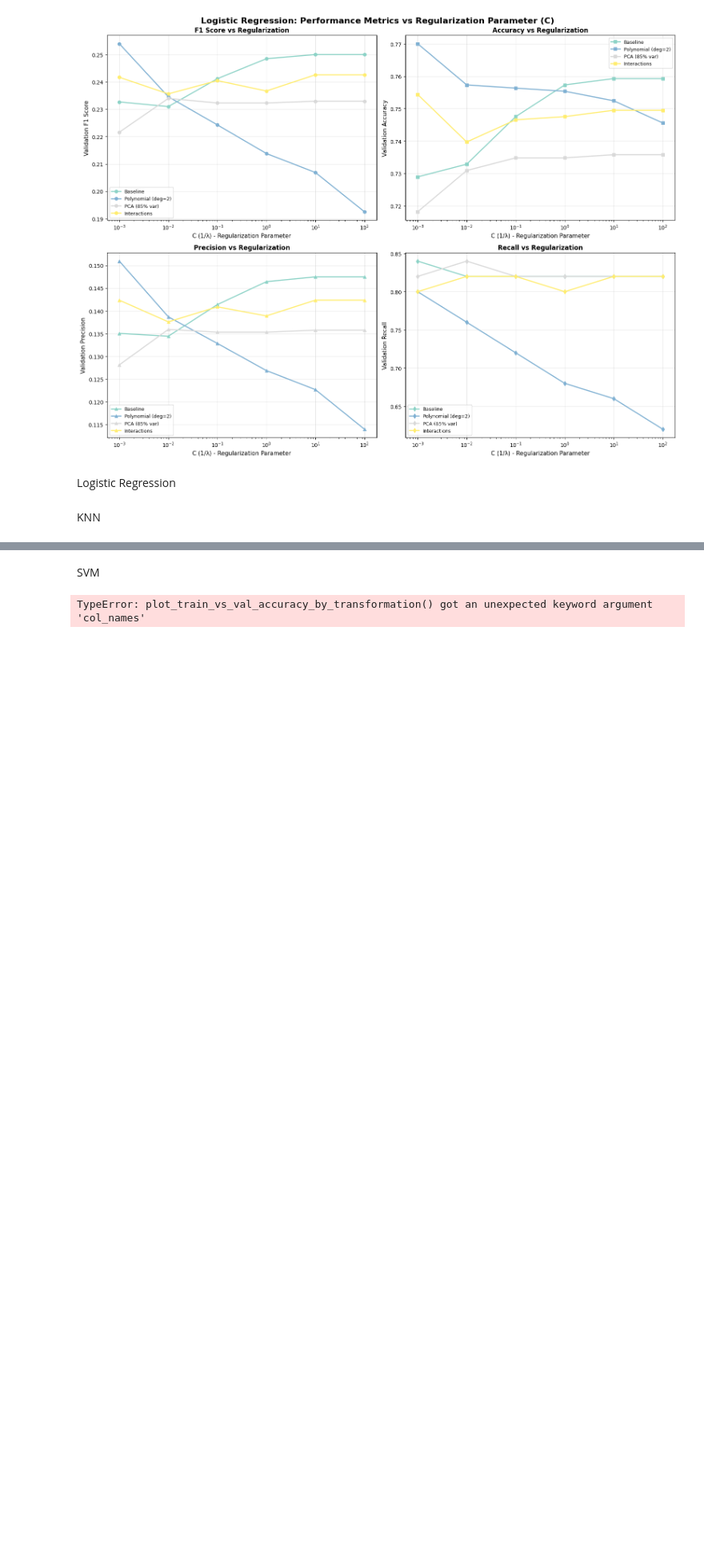
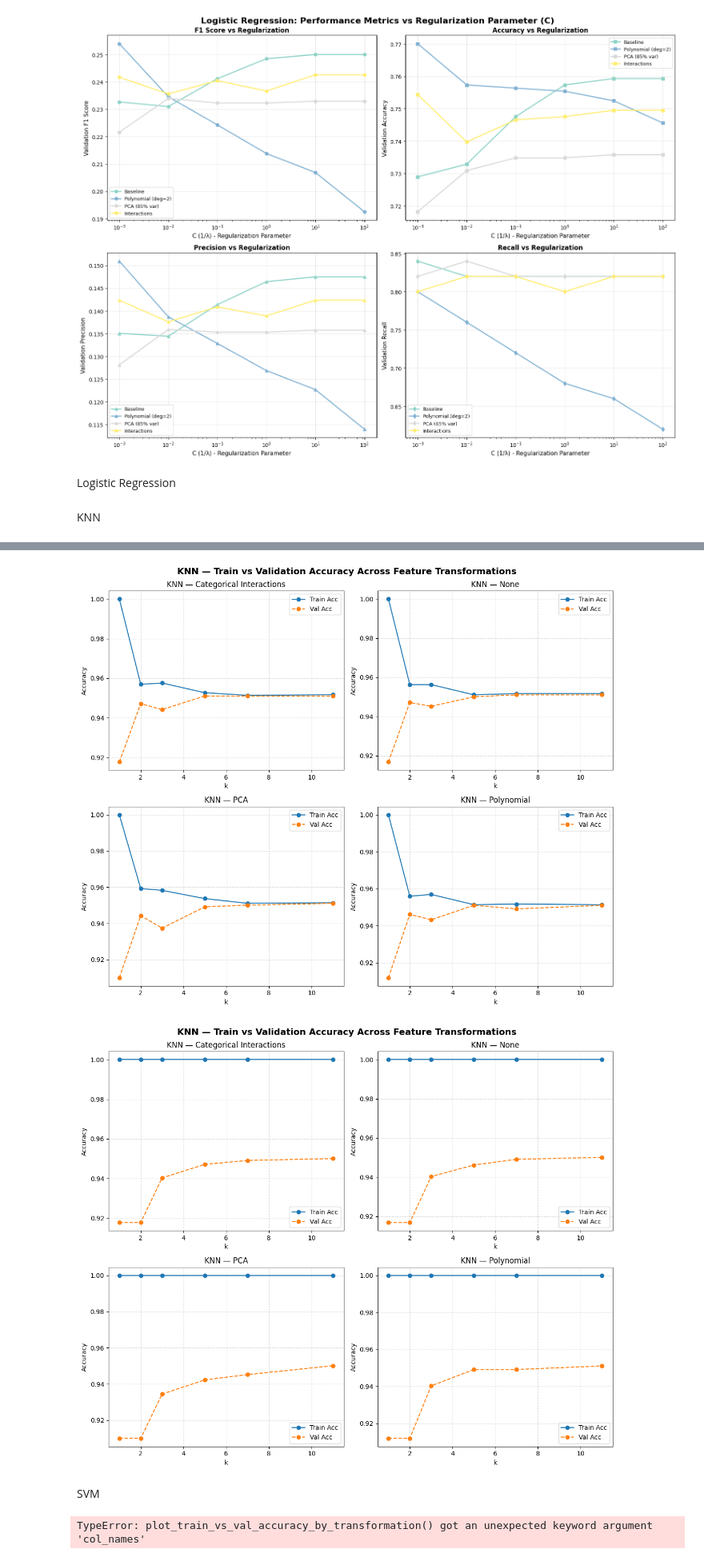
Before and after one commit to anthony-lamelas/Stroke_Prediction, a Jupyter notebook: main.ipynb, the cells around one changed output, grey strips where cells are left out. Shown at 80% size. Cells and saved outputs as stored; diff of their text form; code cells hidden in the pictures; blank space fills up the shorter version.

```diff
--- a/main.ipynb
+++ b/main.ipynb
@@ -2201,3 +2218,32 @@ plot_metric_vs_hyperparam(knn_results_df,
+# %%
+def plot_knn_accuracy(results_df):
+    transformations = results_df["Transformation"].unique()
+    fig, axs = plt.subplots(2, 2, figsize=(12, 10))
+    axs = axs.flatten()
+
+    for i, transformation in enumerate(transformations):
+        subset = results_df[results_df["Transformation"] == transformation].sort_values("k")
+
+        axs[i].plot(subset["k"], subset["Training Accuracy"], marker="o", linestyle="-", label="Train Acc")
+        axs[i].plot(subset["k"], subset["Validation Accuracy"], marker="o", linestyle="--", label="Val Acc")
+
+        axs[i].set_title(f"KNN — {transformation}")
+        axs[i].set_xlabel("k")
+        axs[i].set_ylabel("Accuracy")
+        axs[i].grid(True, linestyle="--", alpha=0.4)
+        axs[i].legend()
+
+    plt.suptitle("KNN — Train vs Validation Accuracy Across Feature Transformations", fontsize=14, fontweight='bold')
+    plt.tight_layout()
+    plt.show()
+knn_filtered_uniform = knn_results_df[knn_results_df["Weighting"] == "Uniform"]
+plot_knn_accuracy(knn_filtered_uniform)
+
+knn_filtered_distance = knn_results_df[knn_results_df["Weighting"] == "Distance"]
+plot_knn_accuracy(knn_filtered_distance)
+# %% [output]
+[figure, added]
+[figure, added]
 # %% [markdown]
 SVM
 # %%
```
Also changed, not shown: parts of 2 cells of this notebook.
